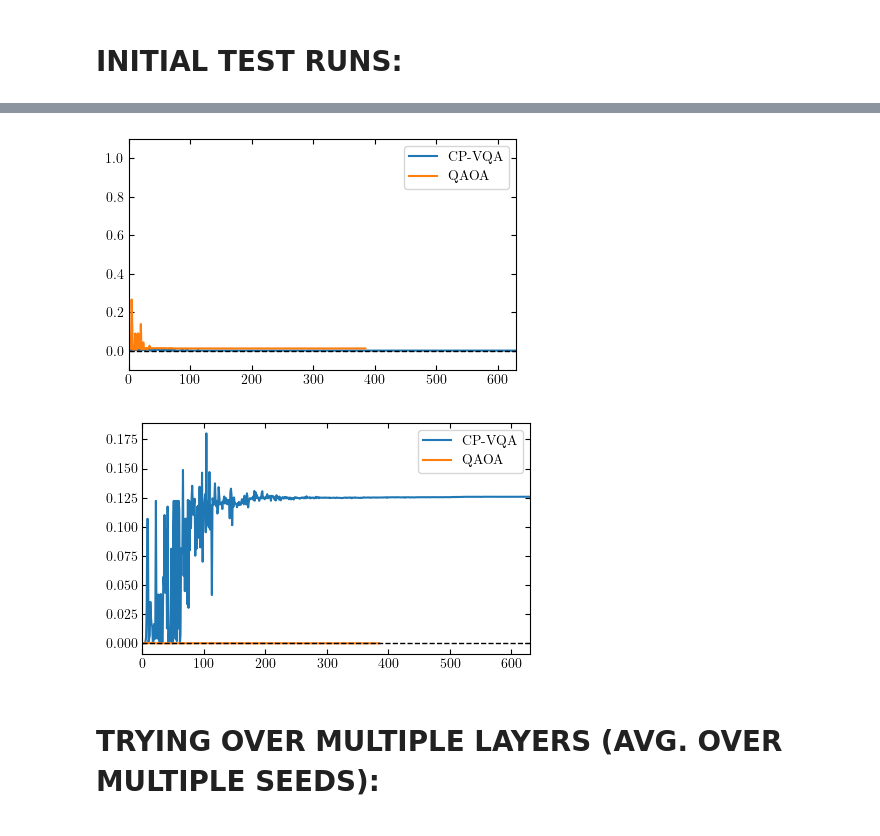
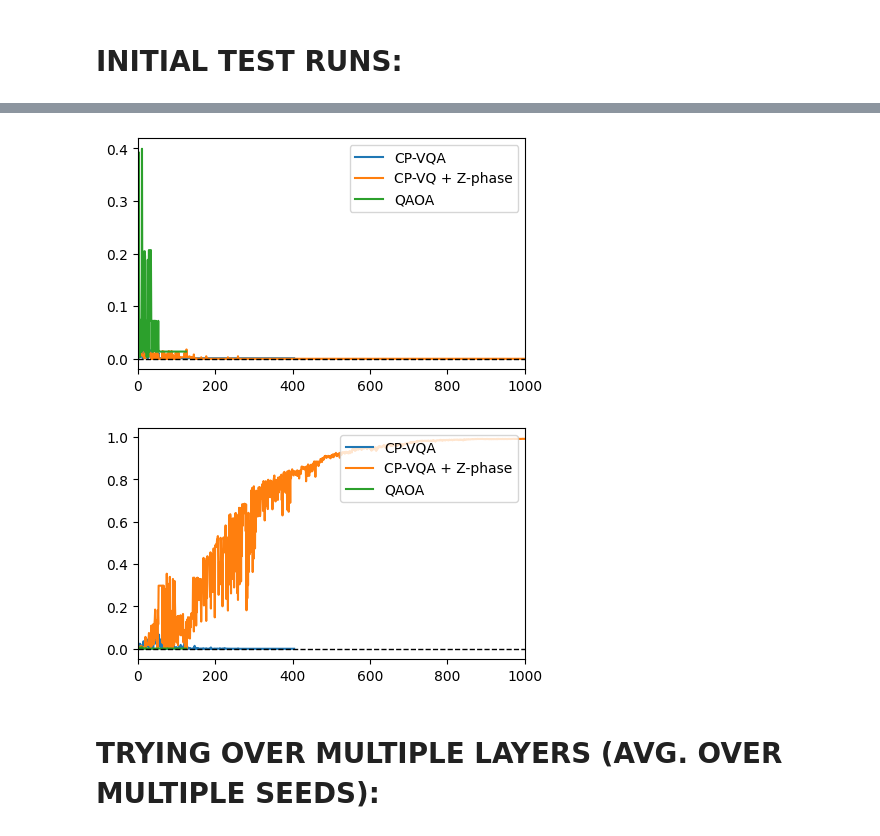
Before and after one commit to seba2390/Azurestuff, a Jupyter notebook: scripts/fig_1.ipynb, the cells around one changed output, grey strips where cells are left out. Drawn from its saved outputs; the diff is of its cells as text; code cells hidden in the pictures.

```diff
--- a/scripts/fig_1.ipynb
+++ b/scripts/fig_1.ipynb
@@ -138,7 +146,6 @@ if w_next_nearest_neighbors:
 if w_z_phase:
     N_angles += layers * N
 CP_theta_i = np.random.uniform(low=theta_min, high=theta_max, size=N_angles)
-
 # Choosing optimizer for scipy
 available_methods = ['COBYLA', 'Nelder-Mead']
 optimizer_method = available_methods[0]
@@ -168,6 +175,42 @@ CP_res = sc.optimize.minimize(fun=CP_ansatz.get_cost, x0=CP_theta_i,
                            callback=CP_callback_function)
 
 
+# Generating callback function for plotting
+CP_z_phase_costs = [] # Normalized costs
+CP_z_phase_probs = [] # probability of optimal state
+def CP_z_phase_callback_function(x):
+    _dict_ = CP_z_phase_ansatz.get_state_probabilities(flip_states=False)
+    # N.B. Normalizing w. respect to full space max cost
+    _cost_ = normalized_cost(result=_dict_,
+                             QUBO_matrix=Q,
+                             QUBO_offset=offset,
+                             max_cost=qubo_max_cost,
+                             min_cost=qubo_min_cost)
+    if portfolio_subspace_min_state_str in list(_dict_.keys()):
+        CP_z_phase_probs.append(_dict_[portfolio_subspace_min_state_str])
+    else:
+        CP_z_phase_probs.append(0)
+    CP_z_phase_costs.append(_cost_)
+
+# Generating initial guess for rotation angles for CP_ansatz
+theta_min, theta_max = -2*np.pi, 2*np.pi
+if w_grid:
+    N_angles = layers * len(my_grid.get_NN_indices())
+else:
+    N_angles = layers * (N - 1)
+if w_next_nearest_neighbors:
+    N_angles += layers * (N - 2)
+N_angles += layers * N # Because this is WITH Z-phase
+CP_z_phase_theta_i = np.random.uniform(low=theta_min, high=theta_max, size=N_angles)
+# Performing optimization
+CP_z_phase_res = sc.optimize.minimize(fun=CP_z_phase_ansatz.get_cost, x0=CP_z_phase_theta_i,
+                           method=optimizer_method,
+                           options={'disp': False, 'maxiter': max_iter},
+                           callback=CP_z_phase_callback_function)
+
+
+
+
 # For normal QAOA w. need "layers" nr. of angles for both 'beta' and 'gamma'
 N_angles = 2 * layers
 NORMAL_theta_i = np.random.uniform(low=theta_min, high=theta_max, size=N_angles)
@@ -199,25 +242,27 @@ NORMAL_res = sc.optimize.minimize(fun=NORMAL_ansatz.get_cost, x0=NORMAL_theta_i,
 # N.B. Because the normalization is done w. respect to the "allowed states (w. k ones)" QAOA has cost above 1.
 fig, ax = plt.subplots(1,1, figsize=(5,3))
 ax.plot([it for it in range(len(CP_costs))], CP_costs, label='CP-VQA')
+ax.plot([it for it in range(len(CP_z_phase_costs))], CP_z_phase_costs, label='CP-VQ + Z-phase')
 ax.plot([it for it in range(len(NORMAL_costs))], NORMAL_costs, label='QAOA')
-ax.set_xlim(0,max(len(CP_costs),len(NORMAL_costs)))
-ax.set_ylim(-0.1,1.1)
-ax.hlines(0,0,max(len(CP_costs),len(NORMAL_costs)),lw=1,linestyles='dashed',colors='k')
+ax.set_xlim(0,max(len(CP_costs),len(NORMAL_costs), len(CP_z_phase_costs)))
+#ax.set_ylim(-0.1,1.1)
+ax.hlines(0,0,max(len(CP_costs),len(NORMAL_costs), len(CP_z_phase_costs)),lw=1,linestyles='dashed',colors='k')
 ax.legend(loc='upper right')
 plt.show()
 # %% [output]
-[figure, old version]
+[figure, new version]
 # %%
 fig, ax = plt.subplots(1,1, figsize=(5,3))
 ax.plot([it for it in range(len(CP_probs))], CP_probs, label='CP-VQA')
+ax.plot([it for it in range(len(CP_z_phase_probs))], CP_z_phase_probs, label='CP-VQA + Z-phase')
 ax.plot([it for it in range(len(NORMAL_probs))], NORMAL_probs, label='QAOA')
-ax.set_xlim(0,max(len(CP_probs),len(NORMAL_probs)))
+ax.set_xlim(0,max(len(CP_probs),len(NORMAL_probs), len(CP_z_phase_probs)))
 #ax.set_ylim(-0.1,1.1)
-ax.hlines(0,0,max(len(CP_probs),len(NORMAL_probs)),lw=1,linestyles='dashed',colors='k')
+ax.hlines(0,0,max(len(CP_probs),len(NORMAL_probs), len(CP_z_phase_probs)),lw=1,linestyles='dashed',colors='k')
 ax.legend(loc='upper right')
 plt.show()
 # %% [output]
-[figure, old version]
+[figure, new version]
 # %% [markdown]
 # TRYING OVER MULTIPLE LAYERS (AVG. OVER MULTIPLE SEEDS):
 # %%
```
Also changed, not shown: parts of 11 cells of this notebook, 4 other files.
